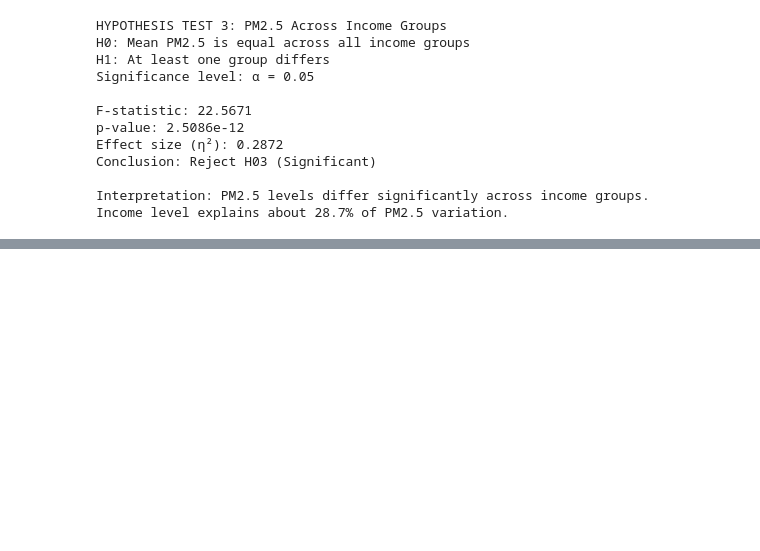
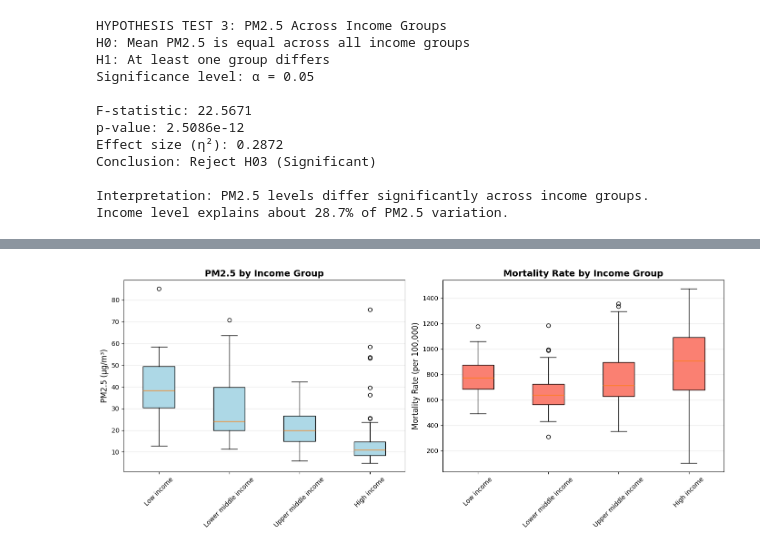
Before and after one commit to eceguneyyy/dsa210-project, a Jupyter notebook: analysis.ipynb, the cells around one changed output, grey strips where cells are left out. Saved outputs shown, nothing was run; the diff lists cells and outputs as text; code cells hidden in the pictures; blank space fills up the shorter version.

```diff
--- a/analysis.ipynb
+++ b/analysis.ipynb
@@ -181,0 +201,29 @@ Income level explains about 28.7% of PM2.5 variation.
+# %%
+#  visualization 2
+fig, axes = plt.subplots(1, 2, figsize=(14, 6))
+
+df_sorted = df[df['IncomeGroup'].isin(income_order)]
+
+data_pm25 = [df_sorted[df_sorted['IncomeGroup']==g]['PM25'].values for g in income_order]
+bp1 = axes[0].boxplot(data_pm25, labels=income_order, patch_artist=True)
+for patch in bp1['boxes']:
+    patch.set_facecolor('lightblue')
+axes[0].set_ylabel('PM2.5 (μg/m³)', fontsize=12)
+axes[0].set_title('PM2.5 by Income Group', fontsize=14, fontweight='bold')
+axes[0].tick_params(axis='x', rotation=45)
+axes[0].grid(True, alpha=0.3, axis='y')
+
+data_mortality = [df_sorted[df_sorted['IncomeGroup']==g]['Mortality_Rate'].values for g in income_order]
+bp2 = axes[1].boxplot(data_mortality, labels=income_order, patch_artist=True)
+for patch in bp2['boxes']:
+    patch.set_facecolor('salmon')
+axes[1].set_ylabel('Mortality Rate (per 100,000)', fontsize=12)
+axes[1].set_title('Mortality Rate by Income Group', fontsize=14, fontweight='bold')
+axes[1].tick_params(axis='x', rotation=45)
+axes[1].grid(True, alpha=0.3, axis='y')
+
+plt.tight_layout()
+plt.savefig('boxplots_income.png', dpi=300, bbox_inches='tight')
+plt.show()
+# %% [output]
+[figure, added]
```
Also changed, not shown: parts of 4 cells of this notebook.
